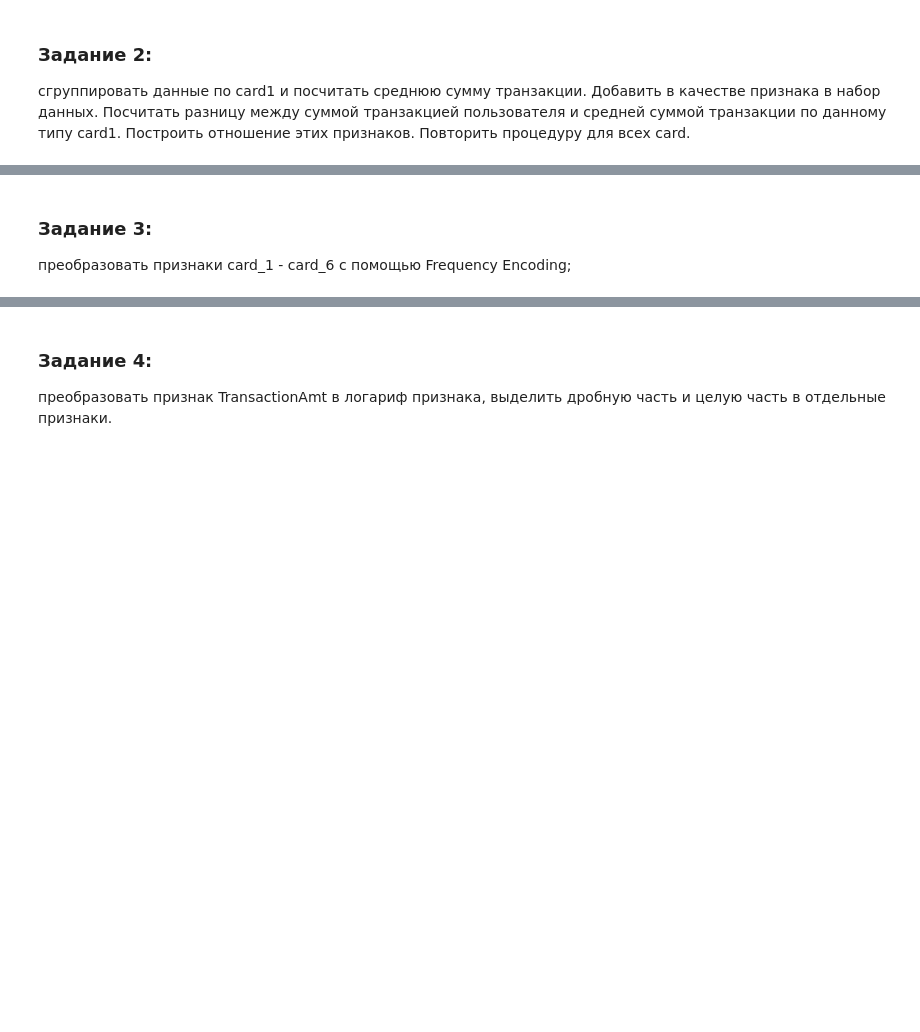
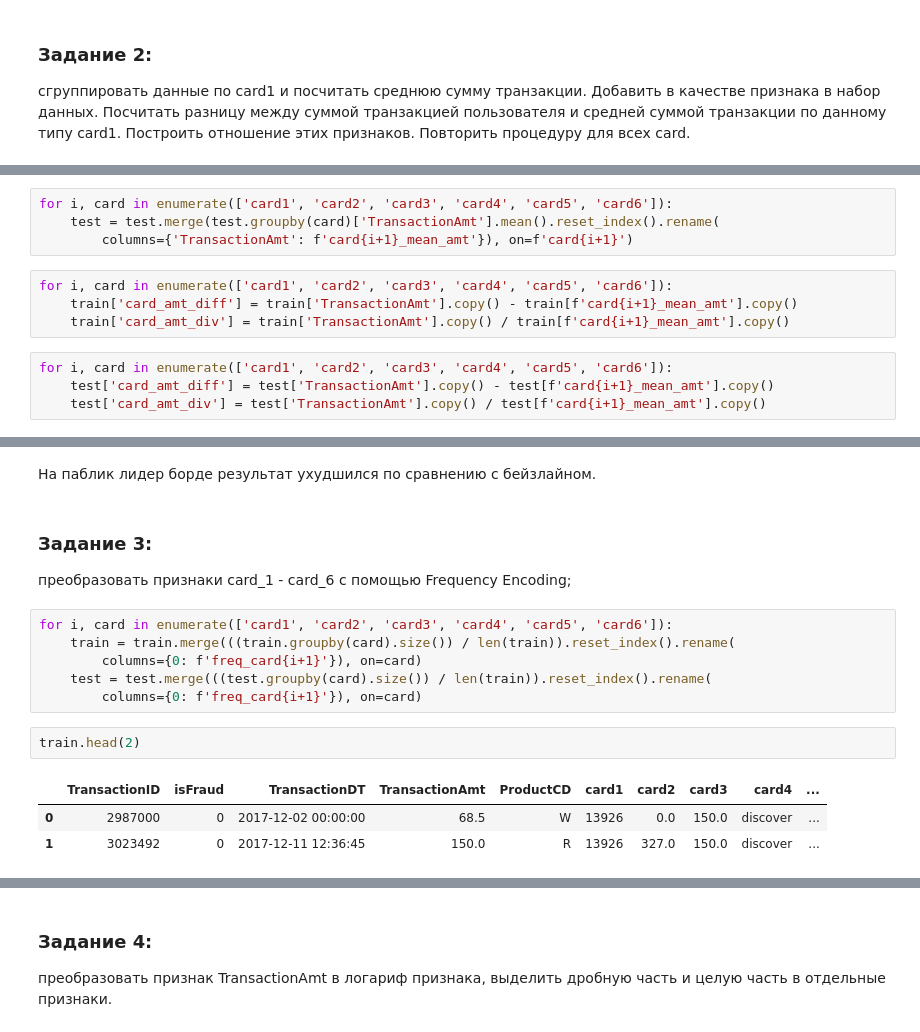
Before and after one commit to annulet/kaggle, a Jupyter notebook: hw_3.ipynb, the cells around one changed output, grey strips where cells are left out. Drawn from its saved outputs; the diff is of its cells as text; blank space fills up the shorter version.

```diff
--- a/hw_3.ipynb
+++ b/hw_3.ipynb
@@ -473,0 +582,12 @@ import datetime
+# %%
+for i, card in enumerate(['card1', 'card2', 'card3', 'card4', 'card5', 'card6']):
+    test = test.merge(test.groupby(card)['TransactionAmt'].mean().reset_index().rename(
+        columns={'TransactionAmt': f'card{i+1}_mean_amt'}), on=f'card{i+1}')
+# %%
+for i, card in enumerate(['card1', 'card2', 'card3', 'card4', 'card5', 'card6']):
+    train['card_amt_diff'] = train['TransactionAmt'].copy() - train[f'card{i+1}_mean_amt'].copy()
+    train['card_amt_div'] = train['TransactionAmt'].copy() / train[f'card{i+1}_mean_amt'].copy()
+# %%
+for i, card in enumerate(['card1', 'card2', 'card3', 'card4', 'card5', 'card6']):
+    test['card_amt_diff'] = test['TransactionAmt'].copy() - test[f'card{i+1}_mean_amt'].copy()
+    test['card_amt_div'] = test['TransactionAmt'].copy() / test[f'card{i+1}_mean_amt'].copy()
@@ -474,3 +640,17 @@ import datetime
+# %% [markdown]
+На паблик лидер борде результат ухудшился по сравнению с бейзлайном.
 # %% [markdown]
 ### Задание 3:
 преобразовать признаки card_1 - card_6 с помощью Frequency Encoding;
+# %%
+for i, card in enumerate(['card1', 'card2', 'card3', 'card4', 'card5', 'card6']):
+    train = train.merge(((train.groupby(card).size()) / len(train)).reset_index().rename(
+        columns={0: f'freq_card{i+1}'}), on=card)
+    test = test.merge(((test.groupby(card).size()) / len(train)).reset_index().rename(
+        columns={0: f'freq_card{i+1}'}), on=card)
+# %%
+train.head(2)
+# %% [output]
+|  | TransactionID | isFraud | TransactionDT | TransactionAmt | ProductCD | card1 | card2 | card3 | card4 | ... |
+| 0 | 2987000 | 0 | 2017-12-02 00:00:00 | 68.5 | W | 13926 | 0.0 | 150.0 | discover | ... |
+| 1 | 3023492 | 0 | 2017-12-11 12:36:45 | 150.0 | R | 13926 | 327.0 | 150.0 | discover | ... |
```
Also changed, not shown: parts of 55 cells of this notebook.
